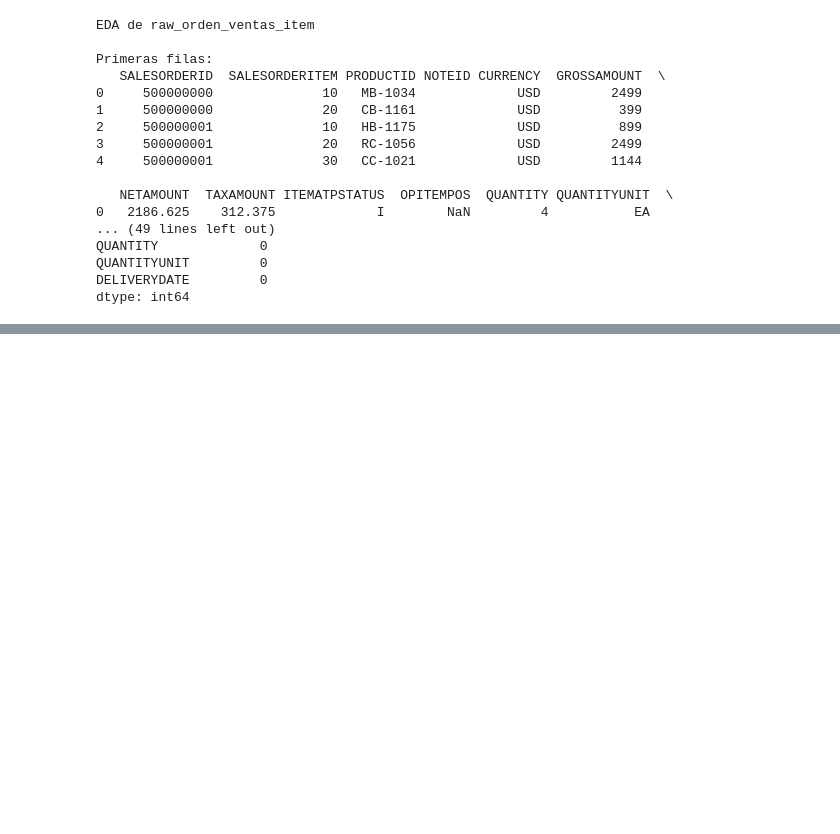
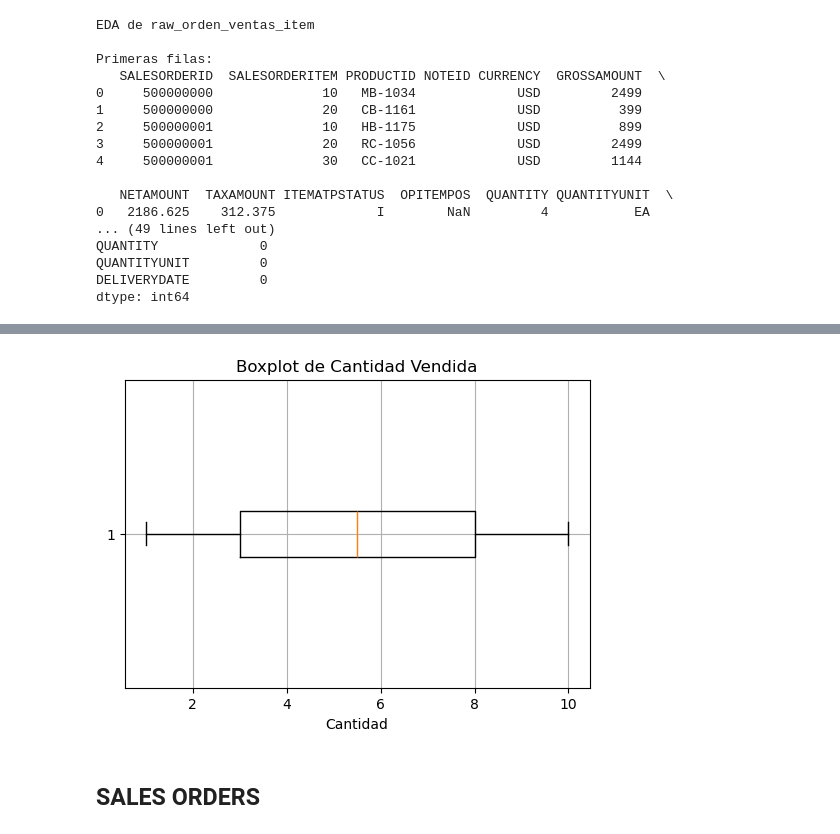
Before and after one commit to JosuandPM/FundamentosCD-analitica-avanzada, a Jupyter notebook: notebook/EDA.ipynb, the cells around one changed output, grey strips where cells are left out. Saved outputs shown, nothing was run; the diff lists cells and outputs as text; code cells hidden in the pictures; blank space fills up the shorter version.

```diff
--- a/notebook/EDA.ipynb
+++ b/notebook/EDA.ipynb
@@ -218,0 +390,11 @@ dtype: int64
+# %%
+plt.figure(figsize=(6, 4))
+plt.boxplot(raw_orden_ventas_item['QUANTITY'], vert=False)
+plt.title('Boxplot de Cantidad Vendida')
+plt.xlabel('Cantidad')
+plt.grid(True)
+plt.show()
+# %% [output]
+[figure, added]
+# %% [markdown]
+## SALES ORDERS
```
Also changed, not shown: parts of 50 cells of this notebook.
